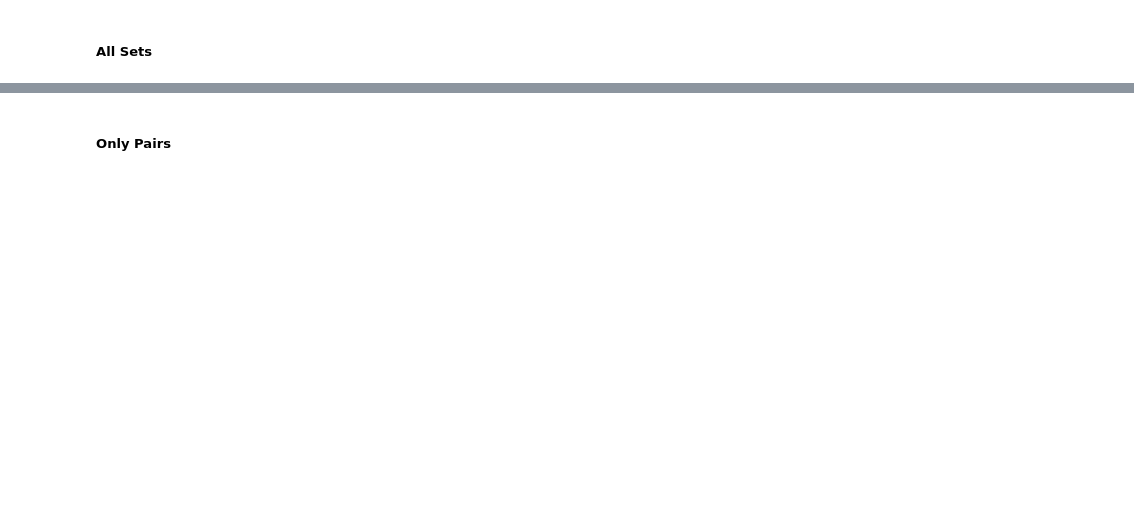
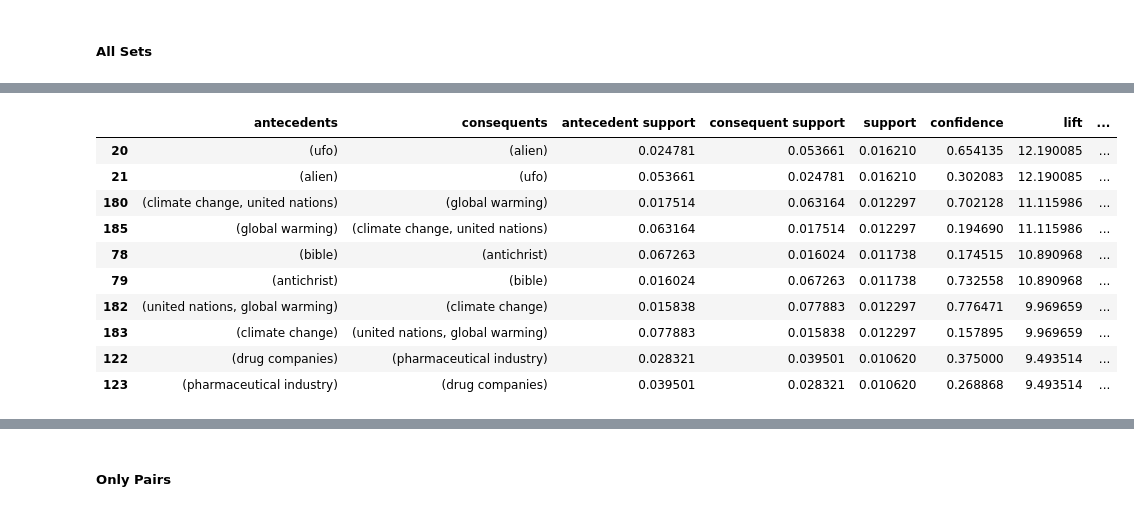
Before and after one commit to ldtcooper/conspiracy-network, a Jupyter notebook: notebook.ipynb, the cells around one changed output, grey strips where cells are left out. Cells and saved outputs as stored; diff of their text form; code cells hidden in the pictures; blank space fills up the shorter version.

```diff
--- a/notebook.ipynb
+++ b/notebook.ipynb
@@ -309,0 +310,14 @@ rules.sort_values('lift', ascending=False)
+# %%
+rules.sort_values('lift', ascending=False).iloc[:10]
+# %% [output]
+|  | antecedents | consequents | antecedent support | consequent support | support | confidence | lift | ... |
+| 20 | (ufo) | (alien) | 0.024781 | 0.053661 | 0.016210 | 0.654135 | 12.190085 | ... |
+| 21 | (alien) | (ufo) | 0.053661 | 0.024781 | 0.016210 | 0.302083 | 12.190085 | ... |
+| 180 | (climate change, united nations) | (global warming) | 0.017514 | 0.063164 | 0.012297 | 0.702128 | 11.115986 | ... |
+| 185 | (global warming) | (climate change, united nations) | 0.063164 | 0.017514 | 0.012297 | 0.194690 | 11.115986 | ... |
+| 78 | (bible) | (antichrist) | 0.067263 | 0.016024 | 0.011738 | 0.174515 | 10.890968 | ... |
+| 79 | (antichrist) | (bible) | 0.016024 | 0.067263 | 0.011738 | 0.732558 | 10.890968 | ... |
+| 182 | (united nations, global warming) | (climate change) | 0.015838 | 0.077883 | 0.012297 | 0.776471 | 9.969659 | ... |
+| 183 | (climate change) | (united nations, global warming) | 0.077883 | 0.015838 | 0.012297 | 0.157895 | 9.969659 | ... |
+| 122 | (drug companies) | (pharmaceutical industry) | 0.028321 | 0.039501 | 0.010620 | 0.375000 | 9.493514 | ... |
+| 123 | (pharmaceutical industry) | (drug companies) | 0.039501 | 0.028321 | 0.010620 | 0.268868 | 9.493514 | ... |
```
Also changed, not shown: parts of 13 cells of this notebook, 3 other files.
